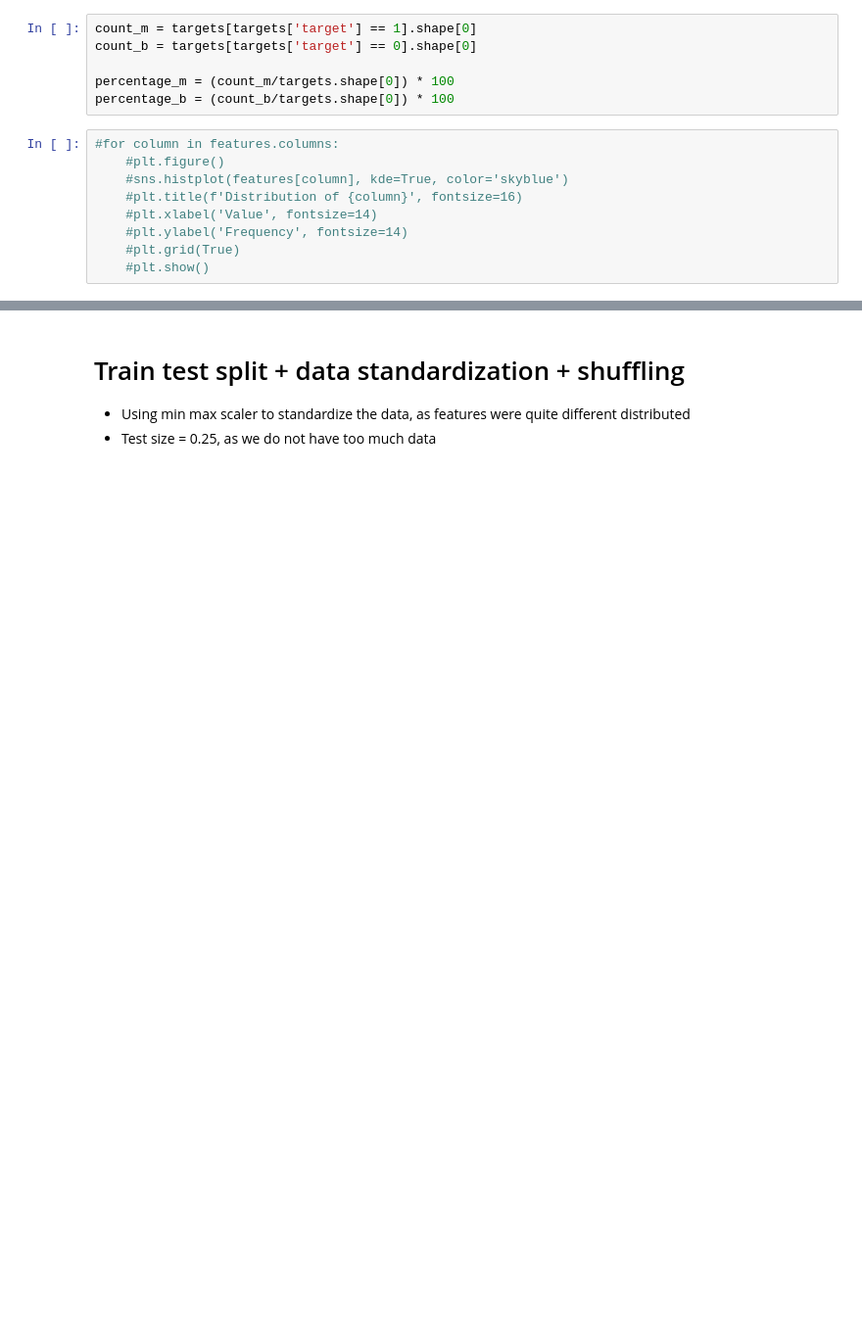
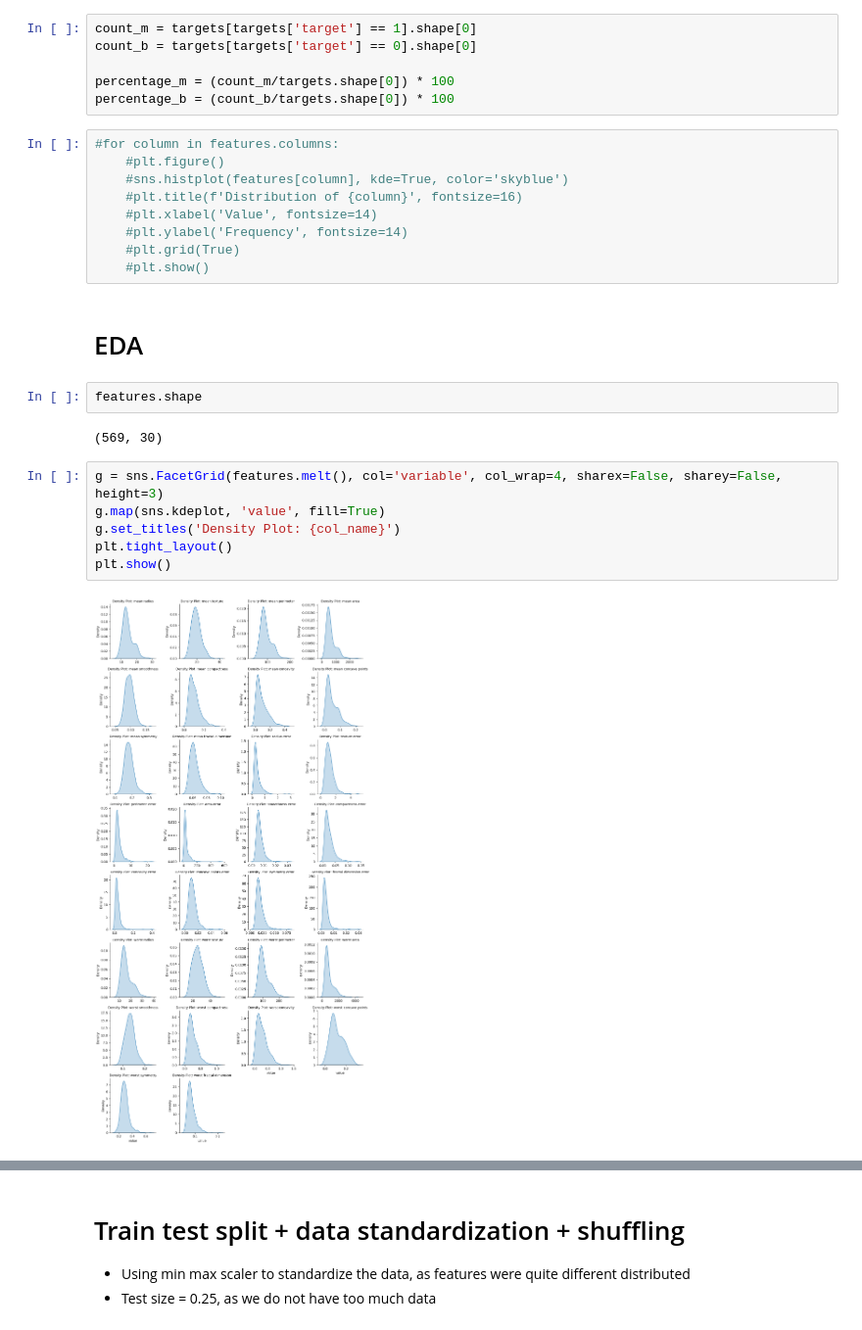
Before and after one commit to carobs9/machine-learning-basics, a Jupyter notebook: breast_cancer_prediction.ipynb, the cells around one changed output, grey strips where cells are left out. Shown at 98% size. Cells and saved outputs as stored; diff of their text form; blank space fills up the shorter version.

Commit message:
added eda plots

```diff
--- a/breast_cancer_prediction.ipynb
+++ b/breast_cancer_prediction.ipynb
@@ -64,3 +69,17 @@ percentage_b = (count_b/targets.shape[0]) * 100
     #plt.ylabel('Frequency', fontsize=14)
     #plt.grid(True)
     #plt.show()
+# %% [markdown]
+# EDA
+# %%
+features.shape
+# %% [output]
+(569, 30)
+# %%
+g = sns.FacetGrid(features.melt(), col='variable', col_wrap=4, sharex=False, sharey=False, height=3)
+g.map(sns.kdeplot, 'value', fill=True)
+g.set_titles('Density Plot: {col_name}')
+plt.tight_layout()
+plt.show()
+# %% [output]
+[figure, added]
```
Also changed, not shown: parts of 12 cells of this notebook.
